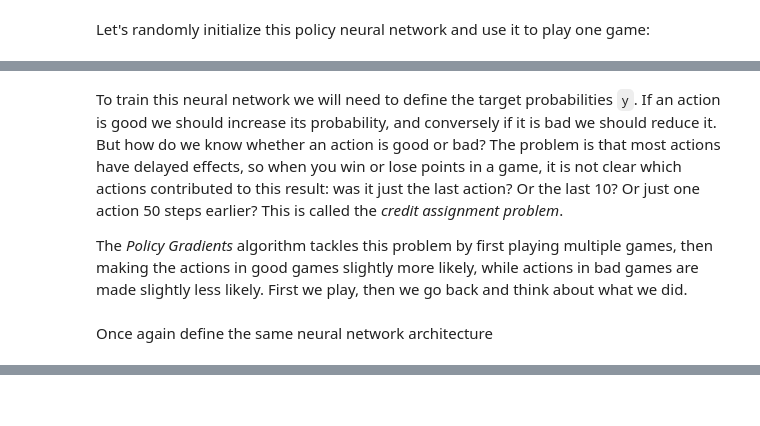
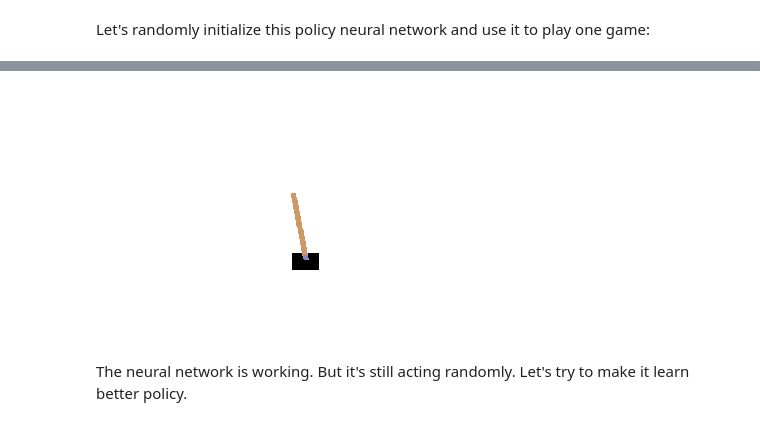
Before and after one commit to wikistat/AI-Frameworks, a Jupyter notebook: ReinforcmentLearning/reinforcement_learning_PG.ipynb, the cells around one changed output, grey strips where cells are left out. Cells and saved outputs as stored; diff of their text form; code cells hidden in the pictures.

```diff
--- a/ReinforcmentLearning/reinforcement_learning_PG.ipynb
+++ b/ReinforcmentLearning/reinforcement_learning_PG.ipynb
@@ -245,6 +243,0 @@ Notice that the game is over when the pole tilts too much, not when it actually
-# %%
-obs = env.reset()
-while True:
-    obs, reward, done, info = env.step(1)
-    if done:
-        break
@@ -546,21 +344,0 @@ Reward for this episode was: 43.0 (43 step)
-# %%
-n_max_steps = 10000
-frames = []
-
-n_step_before_fail = 0
-
-obs = env.reset()
-for step in range(n_max_steps):
-    img = env.render(mode = "rgb_array")
-    env.close()
-    frames.append(img)
-    p_left = policy_network.predict(np.expand_dims(obs,axis=0))
-    action = 0 if random.uniform(0,1)< p_left else 1
-    obs, reward, done, info = env.step(action)
-    n_step_before_fail +=1
-
-    if done:
-        break
-
-env.close()
-n_step_before_fail
@@ -579,6 +344,0 @@ Looks like it learned the policy correctly. Now let's see if it can learn a bett
-# %% [markdown]
-To train this neural network we will need to define the target probabilities `y`. If an action is good we should increase its probability, and conversely if it is bad we should reduce it. But how do we know whether an action is good or bad? The problem is that most actions have delayed effects, so when you win or lose points in a game, it is not clear which actions contributed to this result: was it just the last action? Or the last 10? Or just one action 50 steps earlier? This is called the _credit assignment problem_.
-
-The _Policy Gradients_ algorithm tackles this problem by first playing multiple games, then making the actions in good games slightly more likely, while actions in bad games are made slightly less likely. First we play, then we go back and think about what we did.
-# %% [markdown]
-Once again define the same neural network architecture
@@ -633,0 +345,17 @@ goal = 190
+# %%
+frames = []
+
+env.reset()
+observation, reward, done, _ = env.step(env.action_space.sample())
+reward_sum = 0
+while not(done):
+    img = env.render(mode = "rgb_array")
+    env.close()
+    frames.append(img)
+    reward_sum += reward
+    p_left = policy_network.predict(np.expand_dims(observation,axis=0))
+    action = 0 if random.uniform(0,1)< p_left else 1
+    observation, reward, done, _ = env.step(action)
+plt.close()
+HTML(plot_animation(frames).to_html5_video())
+# %% [output]
@@ -633,0 +363,3 @@ goal = 190
+[figure, added]
+# %% [markdown]
+The neural network is working. But it's still acting randomly. Let's try to make it learn better policy.
```
Also changed, not shown: parts of 155 cells of this notebook, 4 other files.
